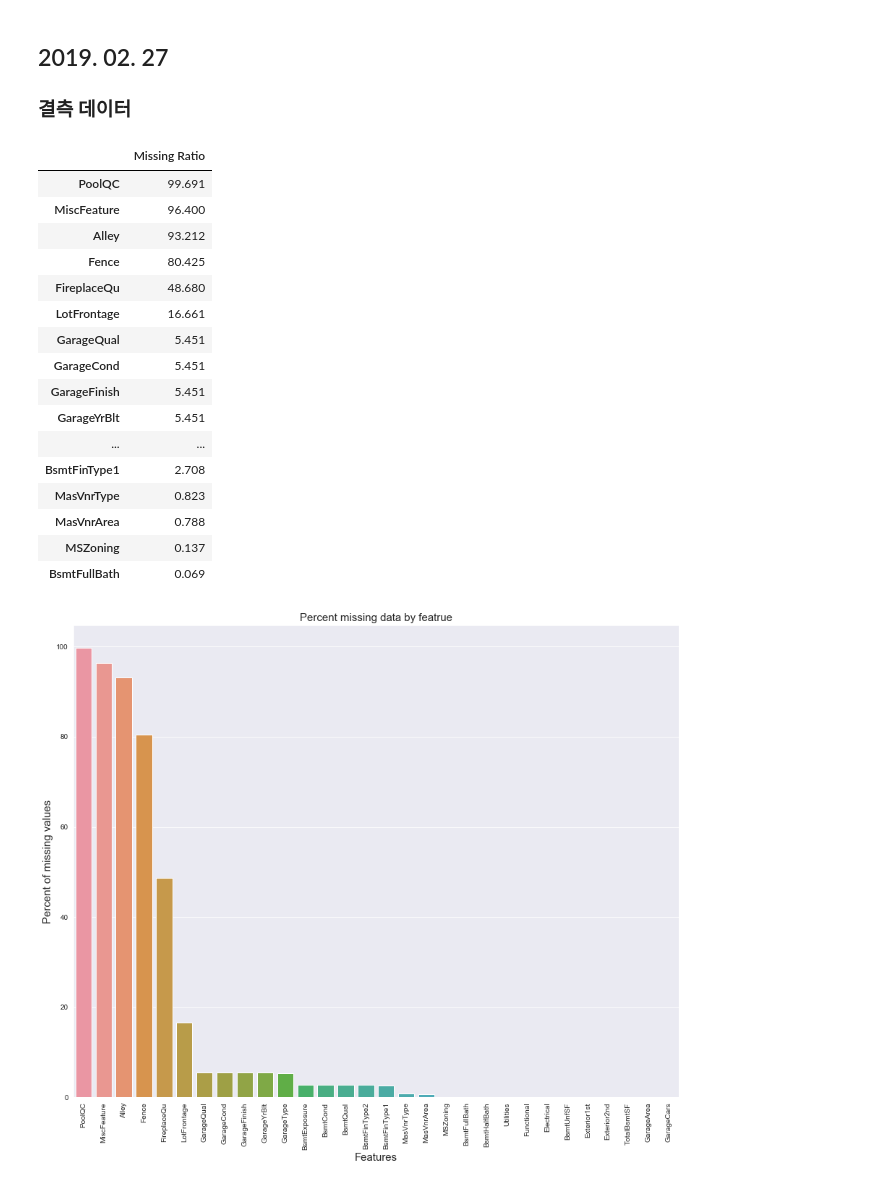
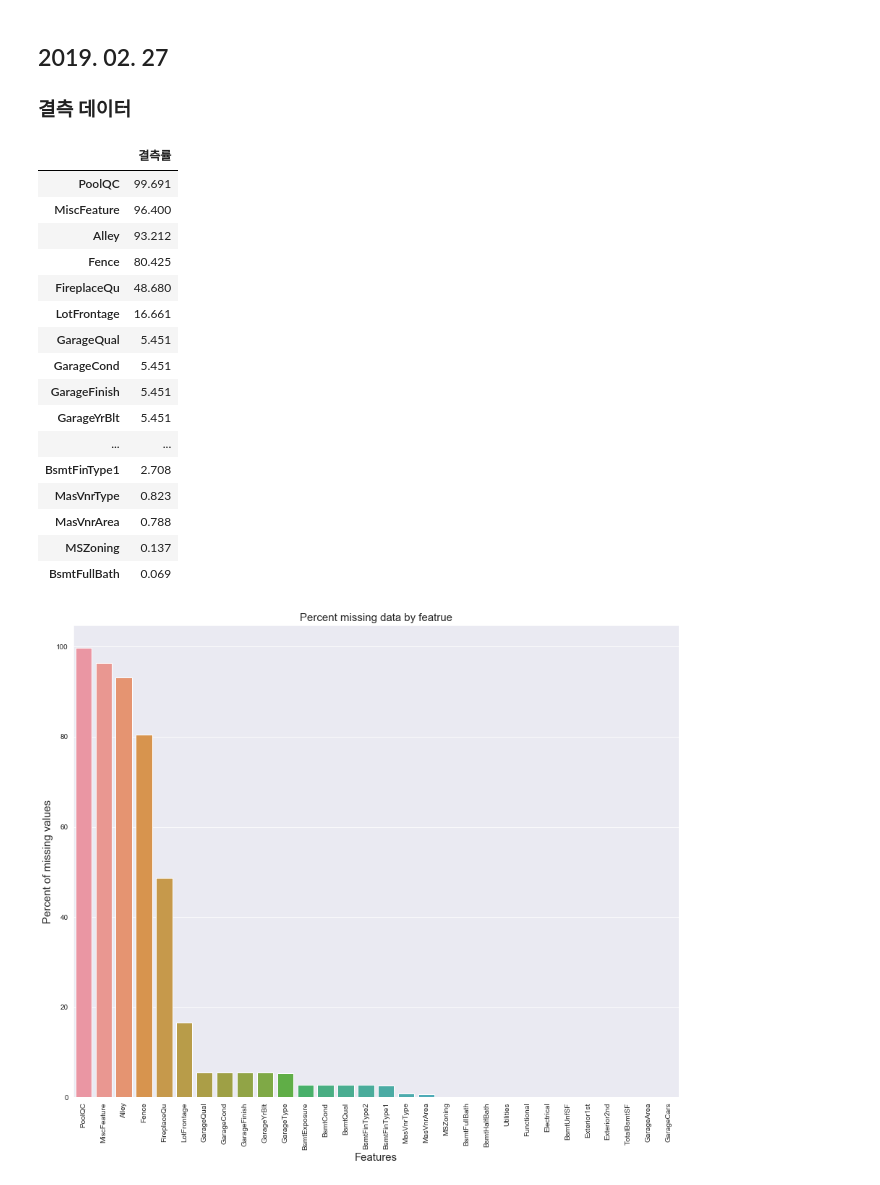
Before and after one commit to Ilevk/TIL, a Jupyter notebook: Kaggle/House Price/Stacked Regressions to predict House Prices.ipynb, the cells around one changed output. Drawn from its saved outputs; the diff is of its cells as text; code cells hidden in the pictures.

```diff
--- a/Kaggle/House Price/Stacked Regressions to predict House Prices.ipynb
+++ b/Kaggle/House Price/Stacked Regressions to predict House Prices.ipynb
@@ -244,14 +244,14 @@ print('데이터 전체 크기 : {}'.format(all_data.shape))
 # %%
 # 결측치를 백분율로 표현
 all_data_na = (all_data.isnull().sum() / len(all_data)) * 100
 # all_data_na에서 값이 0이라는건 결측치가 없다는 의미이므로 그 부분은 버리고,
 # 결측치가 존재하는 부분에서 30개 정도 변수로 저장, 내림차순.
 all_data_na = all_data_na.drop(all_data_na[all_data_na == 0].index).sort_values(ascending=False)[:30]
-missing_data = pd.DataFrame({'Missing Ratio' : all_data_na})
+missing_data = pd.DataFrame({'결측률' : all_data_na})
 # 20개만 확인.
 missing_data.head(20)
 # %% [output]
-|  | Missing Ratio |
+|  | 결측률 |
 | PoolQC | 99.691 |
 | MiscFeature | 96.400 |
 | Alley | 93.212 |
```
Also changed, not shown: parts of 89 cells of this notebook.
